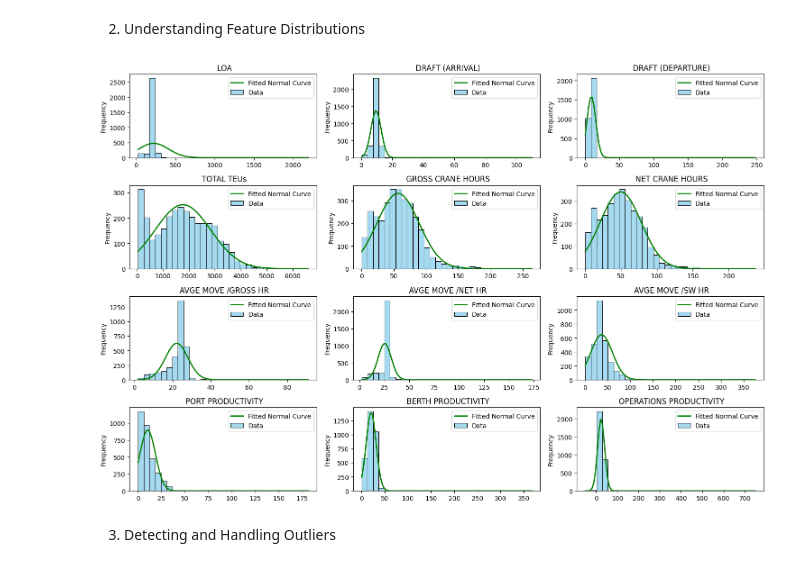
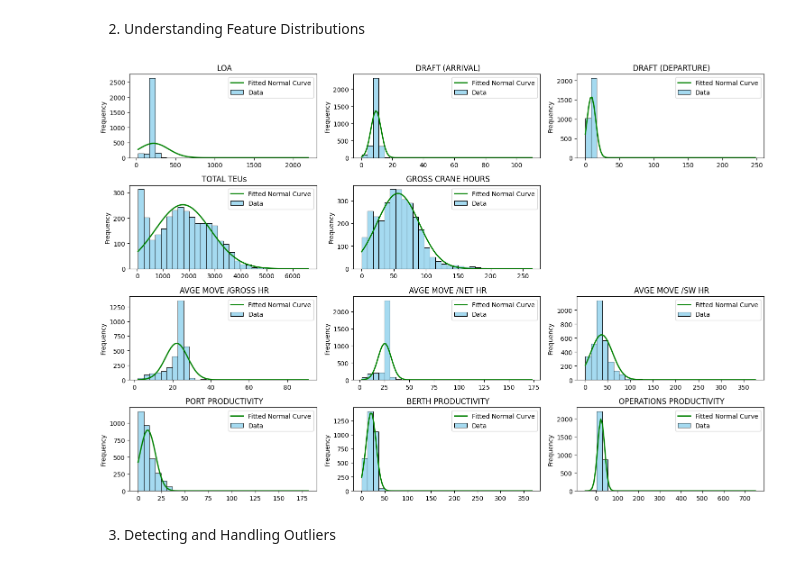
Before and after one commit to Athman-Athman/RESEARCH, a Jupyter notebook: RESEARCH_DATA_ANALYSIS_VTT_NOV_24.ipynb, the cells around one changed output. Cells and saved outputs as stored; diff of their text form; code cells hidden in the pictures.

```diff
--- a/RESEARCH_DATA_ANALYSIS_VTT_NOV_24.ipynb
+++ b/RESEARCH_DATA_ANALYSIS_VTT_NOV_24.ipynb
@@ -183,34 +187,40 @@ rows, columns
 import numpy as np
 import matplotlib.pyplot as plt
 import seaborn as sns
 from scipy.stats import norm
+
+# List of numeric features to visualize
+numeric_features = ['LOA','DRAFT (ARRIVAL)','DRAFT (DEPARTURE)','TOTAL TEUs',
+                    'GROSS CRANE HOURS','NET CRANE HOUR','AVGE MOVE /GROSS HR',
+                    'AVGE MOVE /NET HR','AVGE MOVE /SW HR','PORT PRODUCTIVITY',
+                    'BERTH PRODUCTIVITY','OPERATIONS PRODUCTIVITY']
 
 # Set up the figure for subplots
 plt.figure(figsize=(15, 10))
 
 # Loop through features and create a subplot for each
 for i, feature in enumerate(numeric_features, 1):
     if feature in data.columns:
         plt.subplot(4, 3, i)  # Adjust rows/columns as needed
 
         # Plot histogram
         sns.histplot(data[feature], kde=False, bins=30, color='skyblue', edgecolor='black', label='Data')
 
         # Fit and overlay a normal distribution
         mean, std = data[feature].mean(), data[feature].std()
         x = np.linspace(data[feature].min(), data[feature].max(), 100)
         plt.plot(x, norm.pdf(x, mean, std) * len(data[feature]) * (data[feature].max() - data[feature].min()) / 30,
                  color='green', lw=2, label='Fitted Normal Curve')
 
         plt.title(f" {feature}")
         plt.xlabel("")
         plt.ylabel("Frequency")
         plt.legend()
 
 plt.tight_layout()
 plt.show()
 # %% [output]
-[figure, old version]
+[figure, new version]
 # %% [markdown]
 3. Detecting and Handling Outliers
 # %%
```
Also changed, not shown: parts of 14 cells of this notebook.
